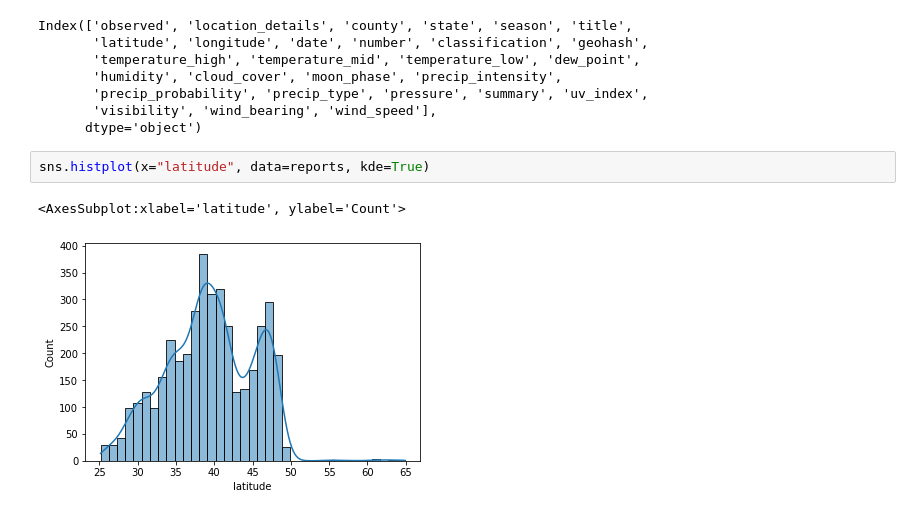
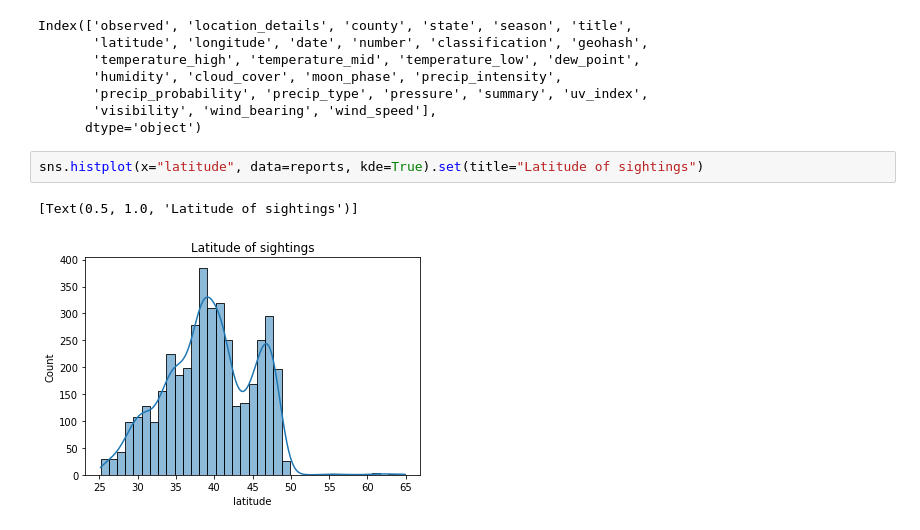
Before and after one commit to wsrtka/where-is-bigfoot, a Jupyter notebook: bigfoot.ipynb, the cells around one changed output. Saved outputs shown, nothing was run; the diff lists cells and outputs as text.

```diff
--- a/bigfoot.ipynb
+++ b/bigfoot.ipynb
@@ -36,7 +36,7 @@ Index(['observed', 'location_details', 'county', 'state', 'season', 'title',
        'visibility', 'wind_bearing', 'wind_speed'],
       dtype='object')
 # %%
-sns.histplot(x="latitude", data=reports, kde=True)
+sns.histplot(x="latitude", data=reports, kde=True).set(title="Latitude of sightings")
 # %% [output]
-<AxesSubplot:xlabel='latitude', ylabel='Count'>
+[Text(0.5, 1.0, 'Latitude of sightings')]
-[figure, old version]
+[figure, new version]
```
Also changed, not shown: parts of 15 cells of this notebook.
